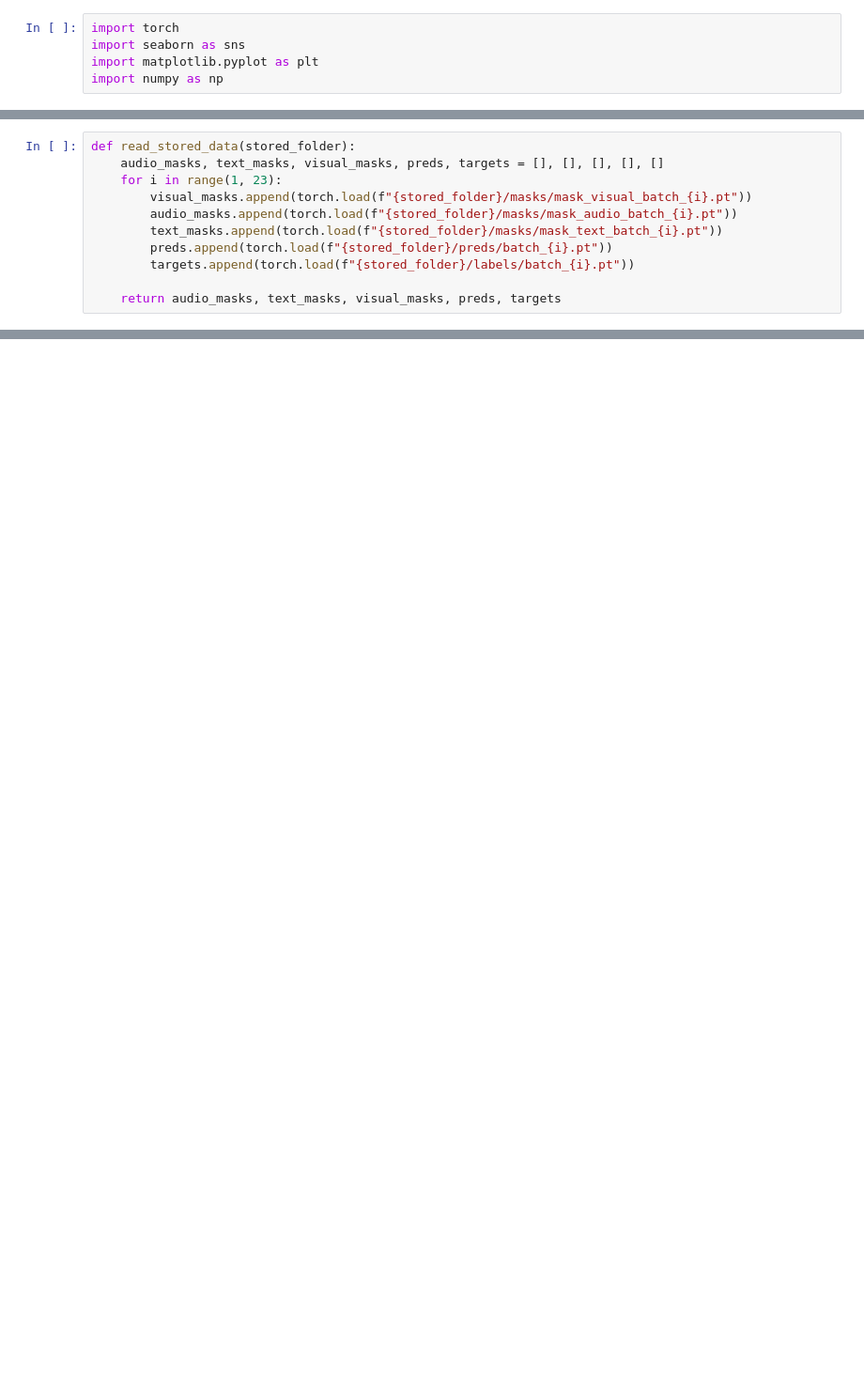
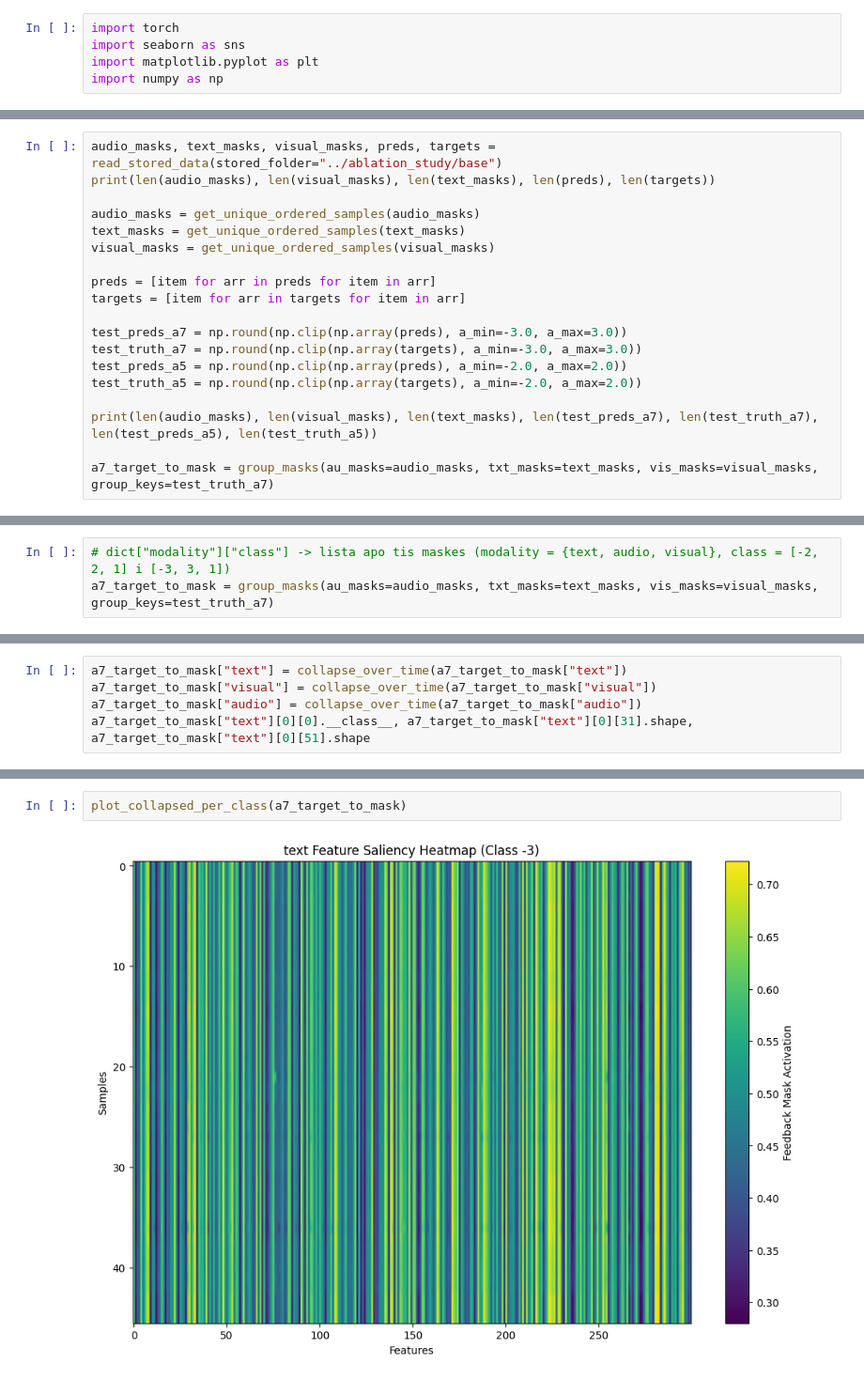
Before and after one commit to alexisfilippakopoulos/mmlatch, a Jupyter notebook: ablation_study_src/help.ipynb, the cells around one changed output, grey strips where cells are left out. Shown at 94% size. Saved outputs shown, nothing was run; the diff lists cells and outputs as text; blank space fills up the shorter version.

Commit message:
Saliency Heatmaps over the Features per modality and class

```diff
--- a/ablation_study_src/help.ipynb
+++ b/ablation_study_src/help.ipynb
@@ -89,11 +59,0 @@ audio_masks[0].shape, audio_masks[31].shape
-# %%
-def read_stored_data(stored_folder):
-    audio_masks, text_masks, visual_masks, preds, targets = [], [], [], [], []
-    for i in range(1, 23):
-        visual_masks.append(torch.load(f"{stored_folder}/masks/mask_visual_batch_{i}.pt"))
-        audio_masks.append(torch.load(f"{stored_folder}/masks/mask_audio_batch_{i}.pt"))
-        text_masks.append(torch.load(f"{stored_folder}/masks/mask_text_batch_{i}.pt"))
-        preds.append(torch.load(f"{stored_folder}/preds/batch_{i}.pt"))
-        targets.append(torch.load(f"{stored_folder}/labels/batch_{i}.pt"))
-
-    return audio_masks, text_masks, visual_masks, preds, targets
@@ -137,0 +64,19 @@ all_audio_masks.shape, all_text_masks.shape, all_visual_masks.shape, all_preds.s
+# %%
+audio_masks, text_masks, visual_masks, preds, targets = read_stored_data(stored_folder="../ablation_study/base")
+print(len(audio_masks), len(visual_masks), len(text_masks), len(preds), len(targets))
+
+audio_masks = get_unique_ordered_samples(audio_masks)
+text_masks = get_unique_ordered_samples(text_masks)
+visual_masks = get_unique_ordered_samples(visual_masks)
+
+preds = [item for arr in preds for item in arr]
+targets = [item for arr in targets for item in arr]
+
+test_preds_a7 = np.round(np.clip(np.array(preds), a_min=-3.0, a_max=3.0))
+test_truth_a7 = np.round(np.clip(np.array(targets), a_min=-3.0, a_max=3.0))
+test_preds_a5 = np.round(np.clip(np.array(preds), a_min=-2.0, a_max=2.0))
+test_truth_a5 = np.round(np.clip(np.array(targets), a_min=-2.0, a_max=2.0))
+
+print(len(audio_masks), len(visual_masks), len(text_masks), len(test_preds_a7), len(test_truth_a7), len(test_preds_a5), len(test_truth_a5))
+
+a7_target_to_mask = group_masks(au_masks=audio_masks, txt_masks=text_masks, vis_masks=visual_masks, group_keys=test_truth_a7)
@@ -137,0 +86,3 @@ all_audio_masks.shape, all_text_masks.shape, all_visual_masks.shape, all_preds.s
+# %%
+# dict["modality"]["class"] -> lista apo tis maskes (modality = {text, audio, visual}, class = [-2, 2, 1] i [-3, 3, 1])
+a7_target_to_mask = group_masks(au_masks=audio_masks, txt_masks=text_masks, vis_masks=visual_masks, group_keys=test_truth_a7)
@@ -137,0 +93,5 @@ all_audio_masks.shape, all_text_masks.shape, all_visual_masks.shape, all_preds.s
+# %%
+a7_target_to_mask["text"] = collapse_over_time(a7_target_to_mask["text"])
+a7_target_to_mask["visual"] = collapse_over_time(a7_target_to_mask["visual"])
+a7_target_to_mask["audio"] = collapse_over_time(a7_target_to_mask["audio"])
+a7_target_to_mask["text"][0][0].__class__, a7_target_to_mask["text"][0][31].shape, a7_target_to_mask["text"][0][51].shape
@@ -137,0 +110,4 @@ all_audio_masks.shape, all_text_masks.shape, all_visual_masks.shape, all_preds.s
+# %%
+plot_collapsed_per_class(a7_target_to_mask)
+# %% [output]
+[figure, added]
```
Also changed, not shown: parts of 18 cells of this notebook, 2 other files.
